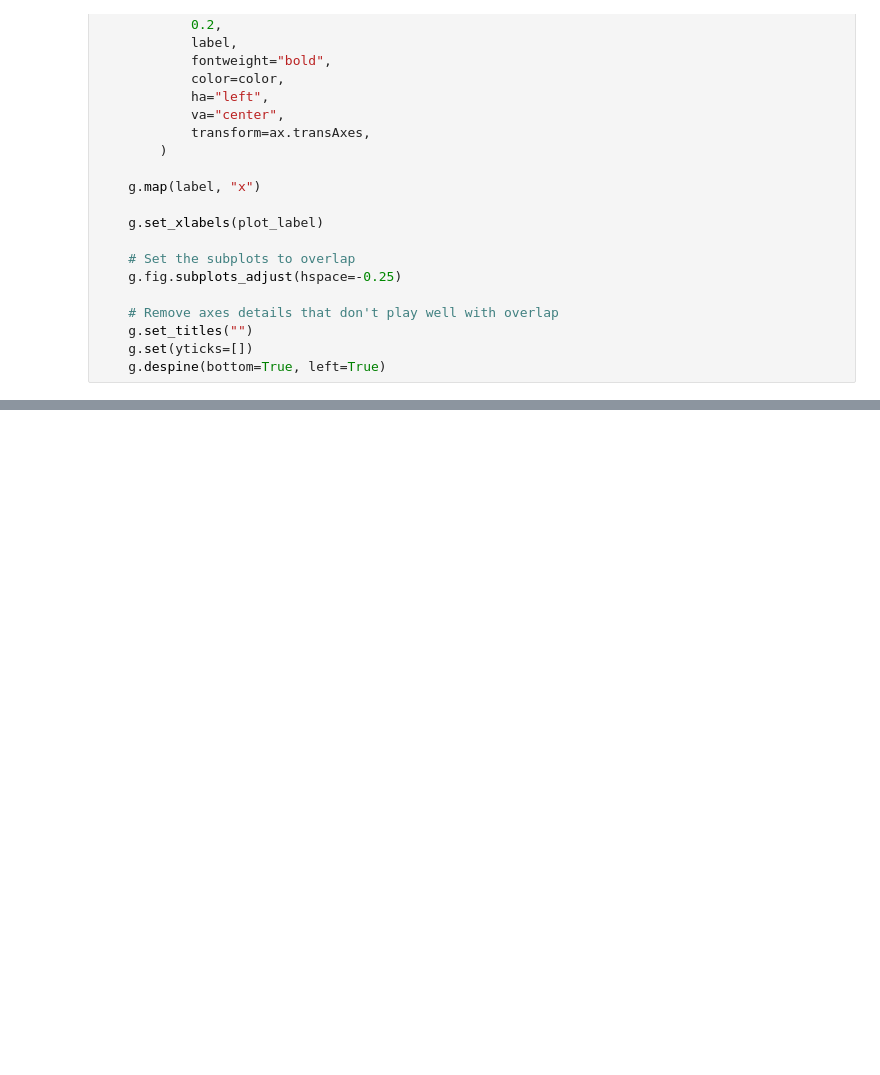
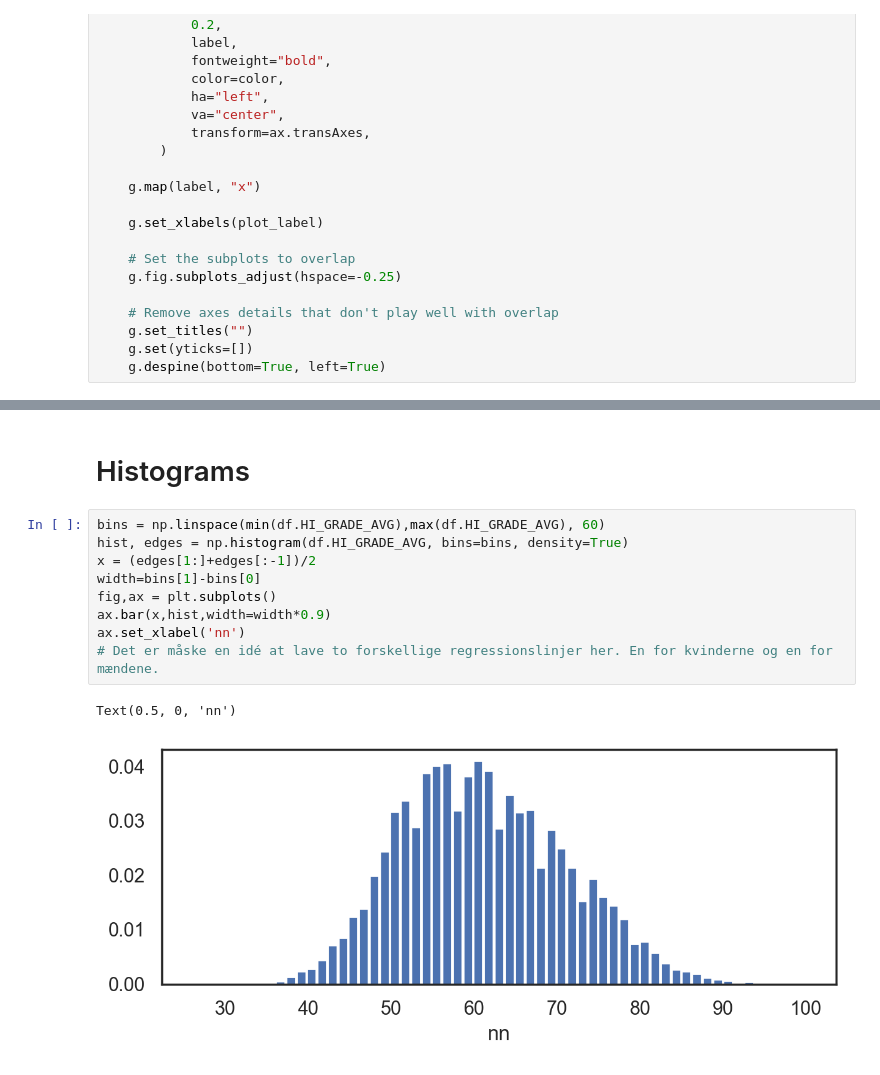
Before and after one commit to s183910/Bachelor_Gabi_Kat, a Jupyter notebook: Code/Basic_dists/Kats_scratchbook.ipynb, the cells around one changed output, grey strips where cells are left out. Drawn from its saved outputs; the diff is of its cells as text; blank space fills up the shorter version.

```diff
--- a/Code/Basic_dists/Kats_scratchbook.ipynb
+++ b/Code/Basic_dists/Kats_scratchbook.ipynb
@@ -140,0 +129,14 @@ Ridgeline_dists(df,x=df.TOTAL_SCORE_PRO,plot_label='Average college grades betwe
+# %% [markdown]
+# Histograms
+# %%
+bins = np.linspace(min(df.HI_GRADE_AVG),max(df.HI_GRADE_AVG), 60)
+hist, edges = np.histogram(df.HI_GRADE_AVG, bins=bins, density=True)
+x = (edges[1:]+edges[:-1])/2
+width=bins[1]-bins[0]
+fig,ax = plt.subplots()
+ax.bar(x,hist,width=width*0.9)
+ax.set_xlabel('nn')
+# Det er måske en idé at lave to forskellige regressionslinjer her. En for kvinderne og en for mændene.
+# %% [output]
+Text(0.5, 0, 'nn')
+[figure, added]
```
Also changed, not shown: parts of 20 cells of this notebook.
